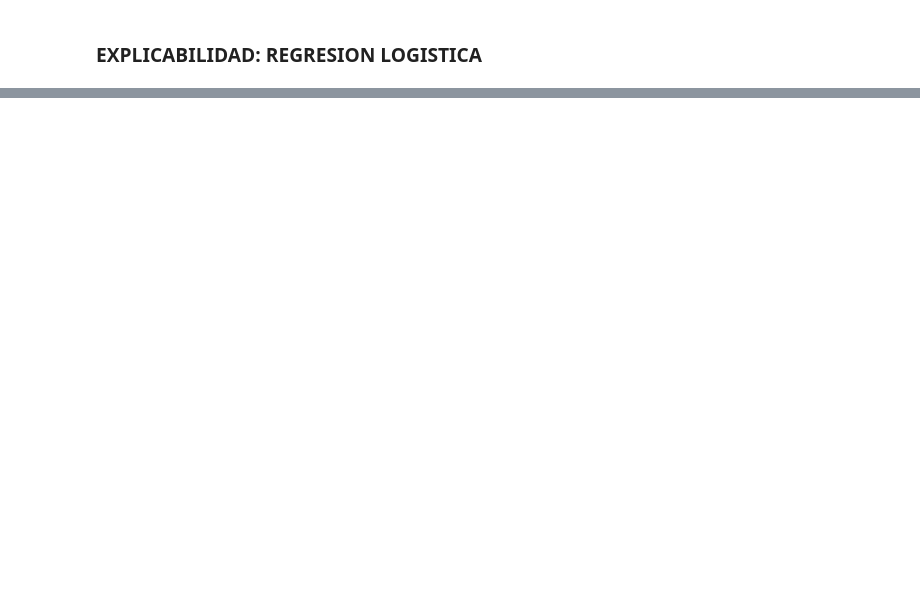
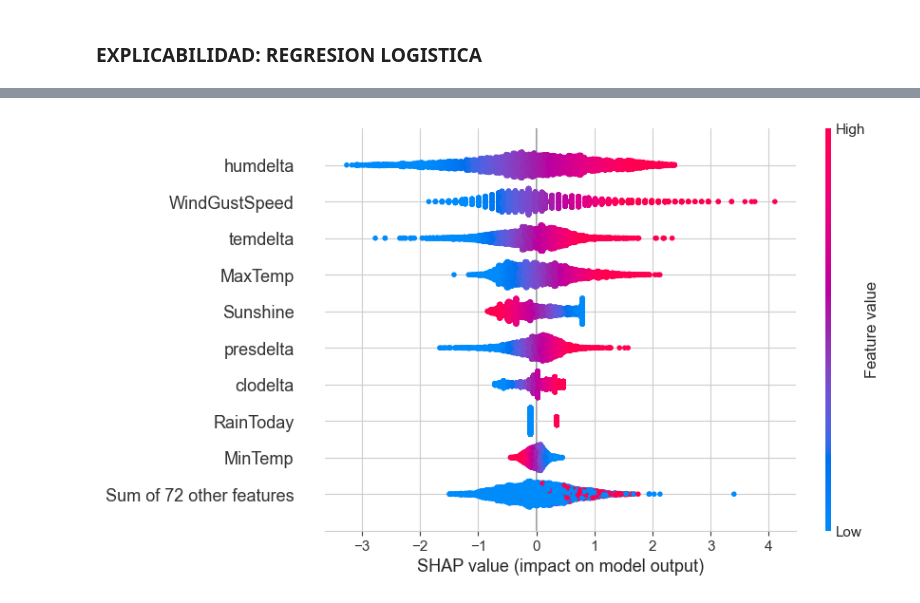
Before and after one commit to agustinarenas/AA1-TUIA-Arenas, a Jupyter notebook: TP-integrador-AA1.ipynb, the cells around one changed output, grey strips where cells are left out. Saved outputs shown, nothing was run; the diff lists cells and outputs as text; code cells hidden in the pictures; blank space fills up the shorter version.

```diff
--- a/TP-integrador-AA1.ipynb
+++ b/TP-integrador-AA1.ipynb
@@ -1342,0 +1436,4 @@ x_train_array = x_train.values  # x_train.to_numpy()
+# %%
+shap.plots.beeswarm(explanationlg)
+# %% [output]
+[figure, added]
```
Also changed, not shown: parts of 37 cells of this notebook.
